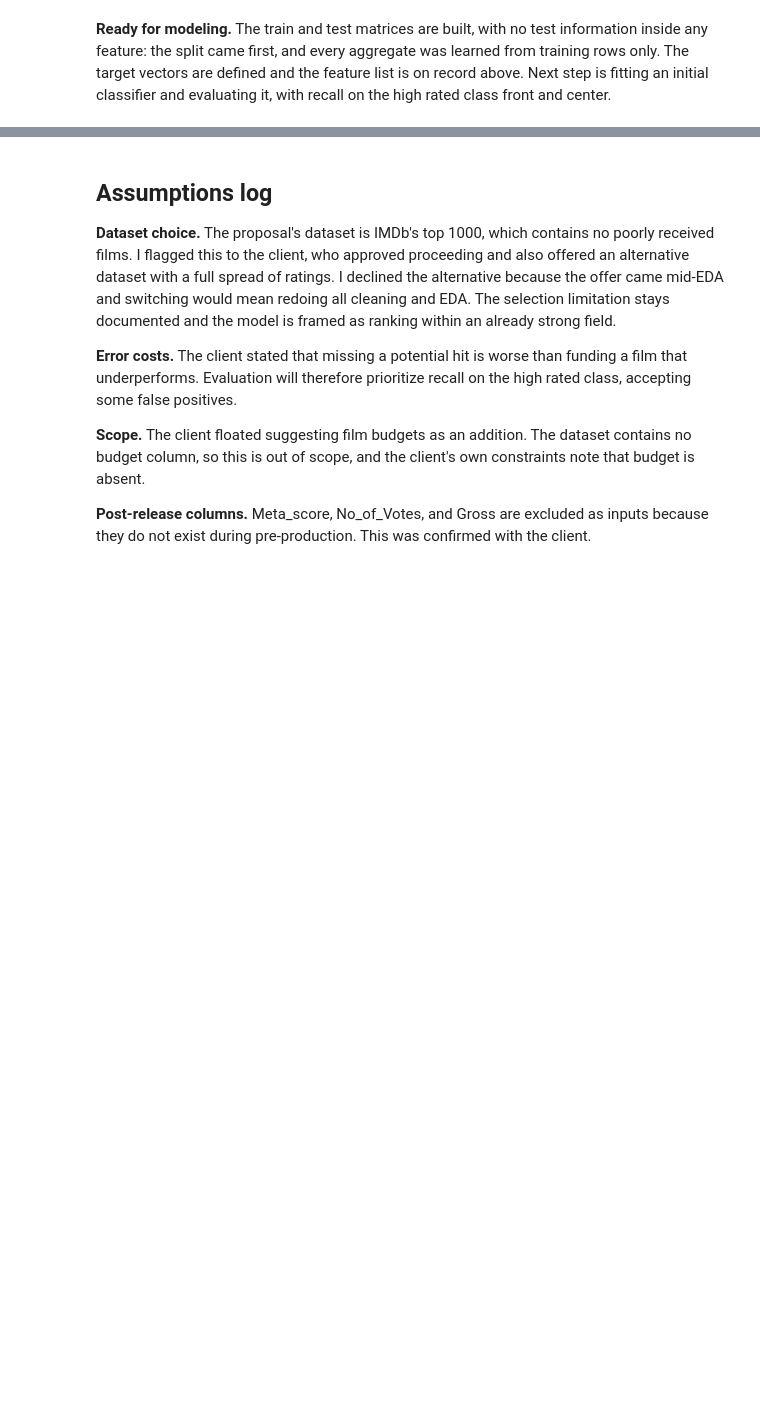
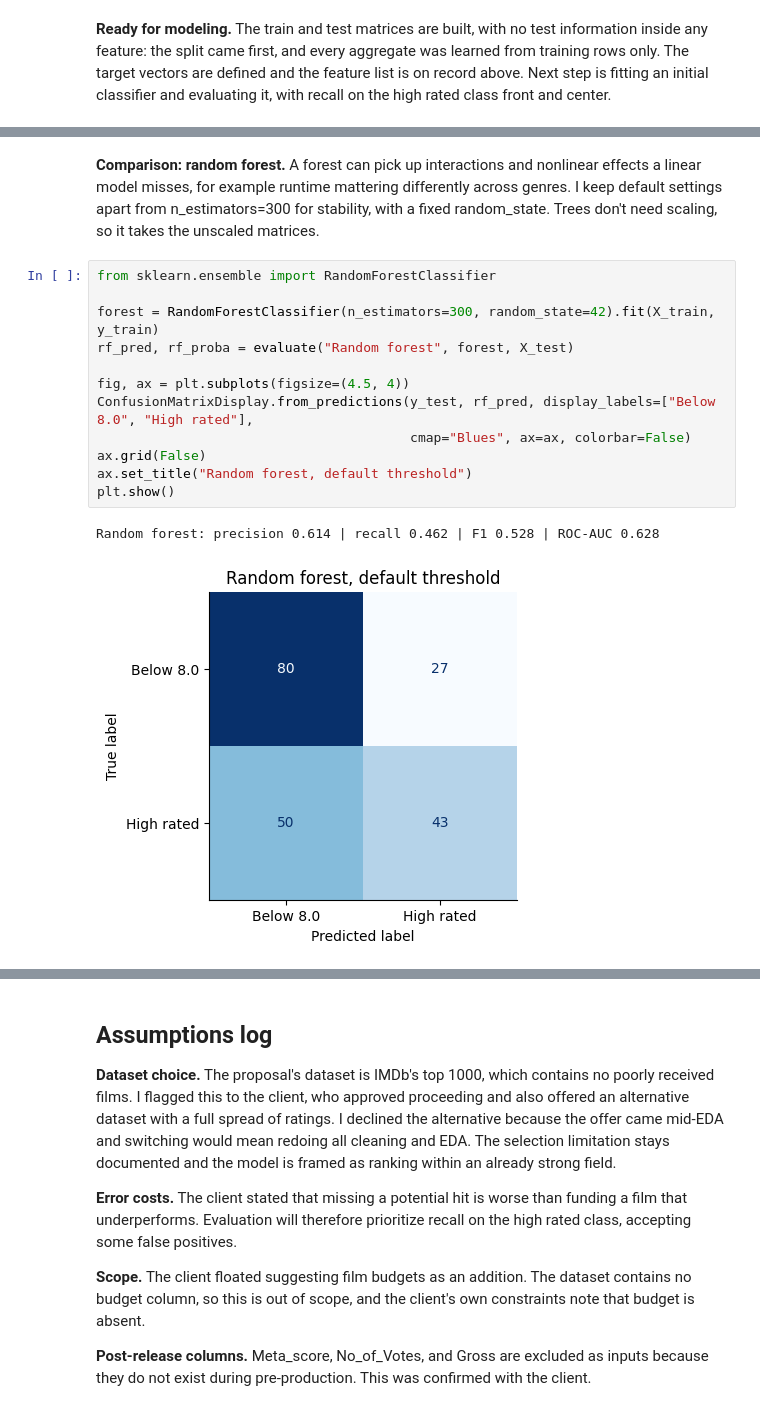
Before and after one commit to ekam-n/iat461-final-project, a Jupyter notebook: notebook.ipynb, the cells around one changed output, grey strips where cells are left out. Cells and saved outputs as stored; diff of their text form; blank space fills up the shorter version.

```diff
--- a/notebook.ipynb
+++ b/notebook.ipynb
@@ -516,0 +551,17 @@ Features: ['Runtime_Min', 'decade', 'genre_Action', 'genre_Adventure', 'genre_An
+# %% [markdown]
+**Comparison: random forest.** A forest can pick up interactions and nonlinear effects a linear model misses, for example runtime mattering differently across genres. I keep default settings apart from n_estimators=300 for stability, with a fixed random_state. Trees don't need scaling, so it takes the unscaled matrices.
+# %%
+from sklearn.ensemble import RandomForestClassifier
+
+forest = RandomForestClassifier(n_estimators=300, random_state=42).fit(X_train, y_train)
+rf_pred, rf_proba = evaluate("Random forest", forest, X_test)
+
+fig, ax = plt.subplots(figsize=(4.5, 4))
+ConfusionMatrixDisplay.from_predictions(y_test, rf_pred, display_labels=["Below 8.0", "High rated"],
+                                        cmap="Blues", ax=ax, colorbar=False)
+ax.grid(False)
+ax.set_title("Random forest, default threshold")
+plt.show()
+# %% [output]
+Random forest: precision 0.614 | recall 0.462 | F1 0.528 | ROC-AUC 0.628
+[figure, added]
```
Also changed, not shown: parts of 20 cells of this notebook.
